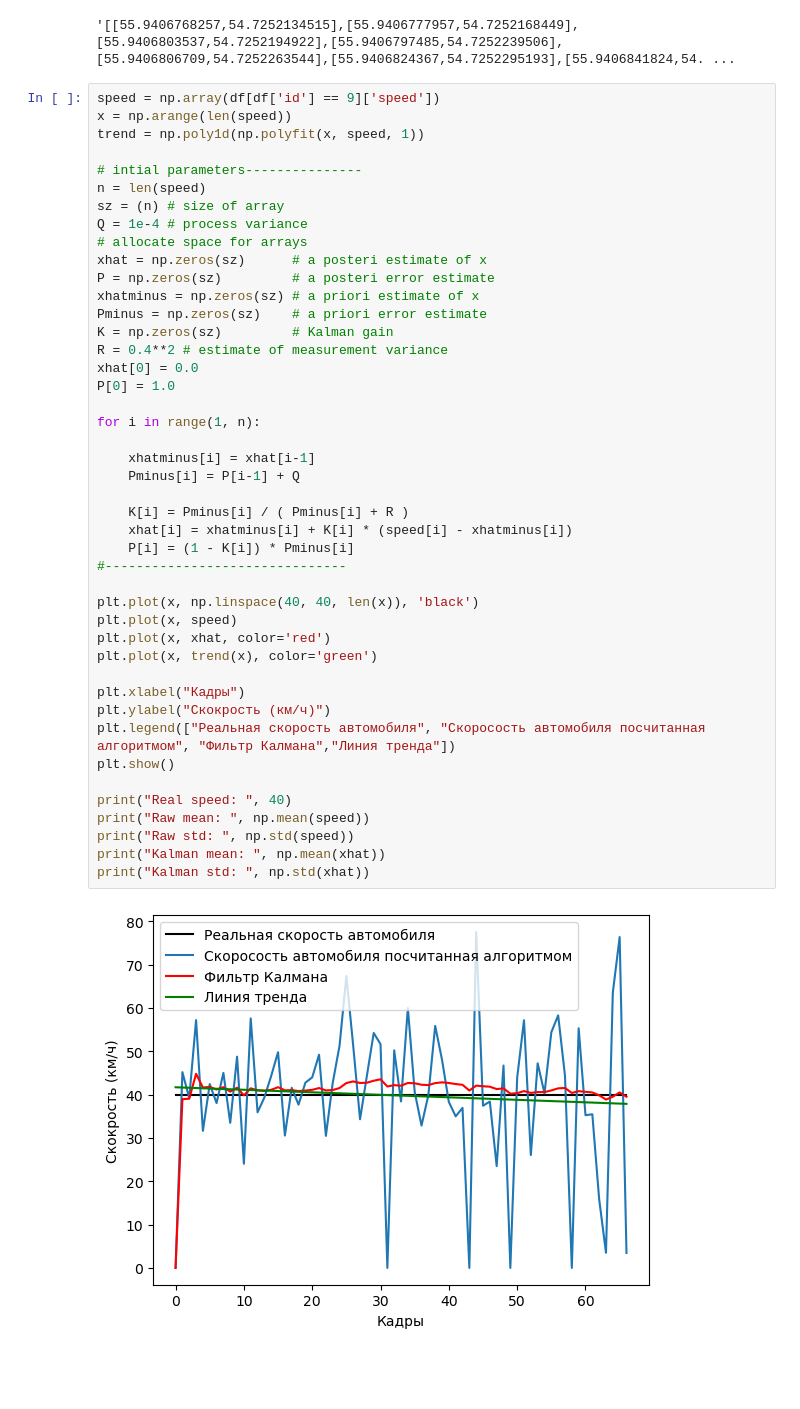
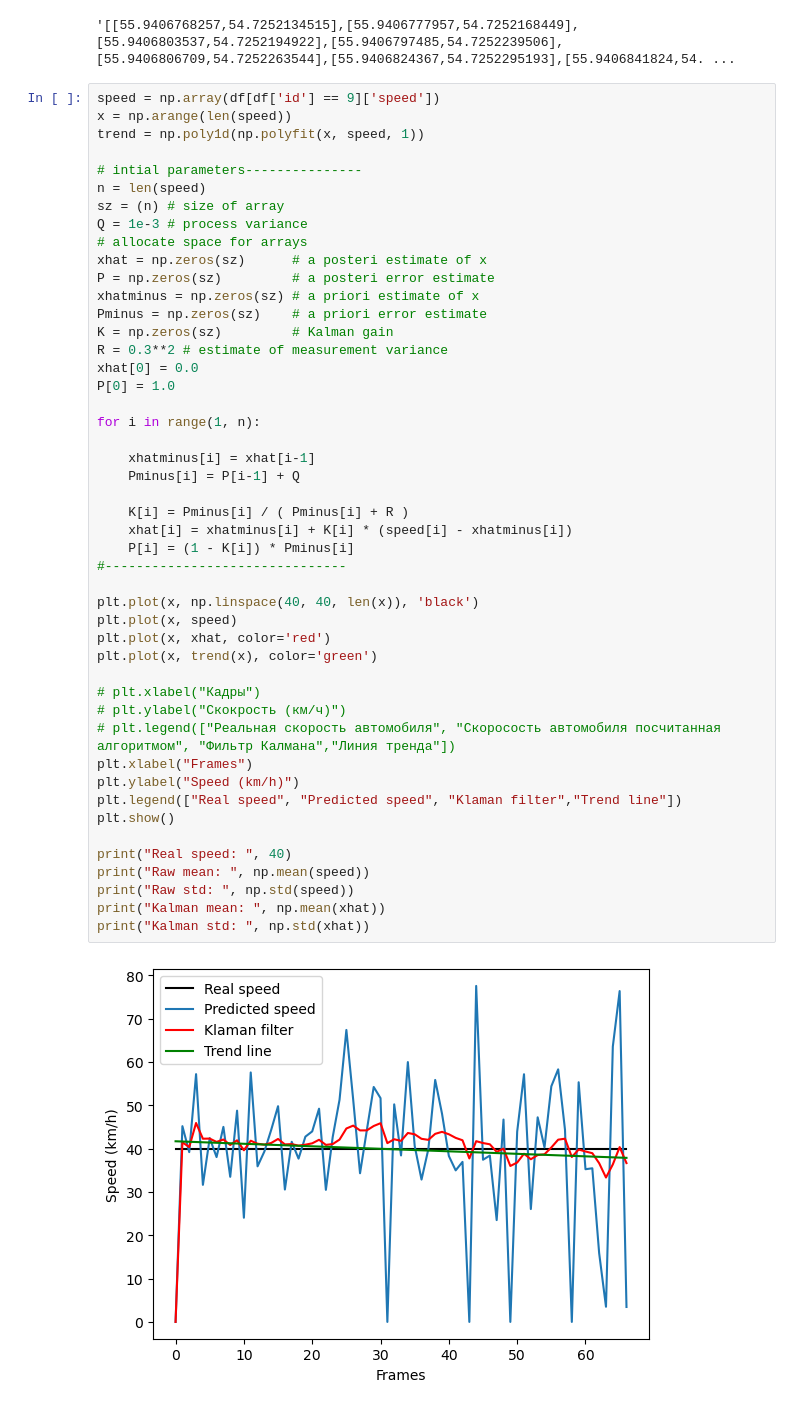
Before and after one commit to NoPainNoGane/yolov5_deepsort, a Jupyter notebook: statistics.ipynb, the cells around one changed output. Drawn from its saved outputs; the diff is of its cells as text; blank space fills up the shorter version.

```diff
--- a/statistics.ipynb
+++ b/statistics.ipynb
@@ -16,44 +16,47 @@ trend = np.poly1d(np.polyfit(x, speed, 1))
 # intial parameters---------------
 n = len(speed)
 sz = (n) # size of array
-Q = 1e-4 # process variance
+Q = 1e-3 # process variance
 # allocate space for arrays
 xhat = np.zeros(sz)      # a posteri estimate of x
 P = np.zeros(sz)         # a posteri error estimate
 xhatminus = np.zeros(sz) # a priori estimate of x
 Pminus = np.zeros(sz)    # a priori error estimate
 K = np.zeros(sz)         # Kalman gain
-R = 0.4**2 # estimate of measurement variance
+R = 0.3**2 # estimate of measurement variance
 xhat[0] = 0.0
 P[0] = 1.0
 
 for i in range(1, n):
 
     xhatminus[i] = xhat[i-1]
     Pminus[i] = P[i-1] + Q
 
     K[i] = Pminus[i] / ( Pminus[i] + R )
     xhat[i] = xhatminus[i] + K[i] * (speed[i] - xhatminus[i])
     P[i] = (1 - K[i]) * Pminus[i]
 #-------------------------------
 
 plt.plot(x, np.linspace(40, 40, len(x)), 'black')
 plt.plot(x, speed)
 plt.plot(x, xhat, color='red')
 plt.plot(x, trend(x), color='green')
 
-plt.xlabel("Кадры")
-plt.ylabel("Скокрость (км/ч)")
-plt.legend(["Реальная скорость автомобиля", "Скоросость автомобиля посчитанная алгоритмом", "Фильтр Калмана","Линия тренда"])
+# plt.xlabel("Кадры")
+# plt.ylabel("Скокрость (км/ч)")
+# plt.legend(["Реальная скорость автомобиля", "Скоросость автомобиля посчитанная алгоритмом", "Фильтр Калмана","Линия тренда"])
+plt.xlabel("Frames")
+plt.ylabel("Speed (km/h)")
+plt.legend(["Real speed", "Predicted speed", "Klaman filter","Trend line"])
 plt.show()
 
 print("Real speed: ", 40)
 print("Raw mean: ", np.mean(speed))
 print("Raw std: ", np.std(speed))
 print("Kalman mean: ", np.mean(xhat))
 print("Kalman std: ", np.std(xhat))
 # %% [output]
-[figure, old version]
+[figure, new version]
 Real speed:  40
 Raw mean:  39.80367301767654
 Raw std:  17.332371036770944
```
Also changed, not shown: parts of 3 cells of this notebook, 1 other file.
